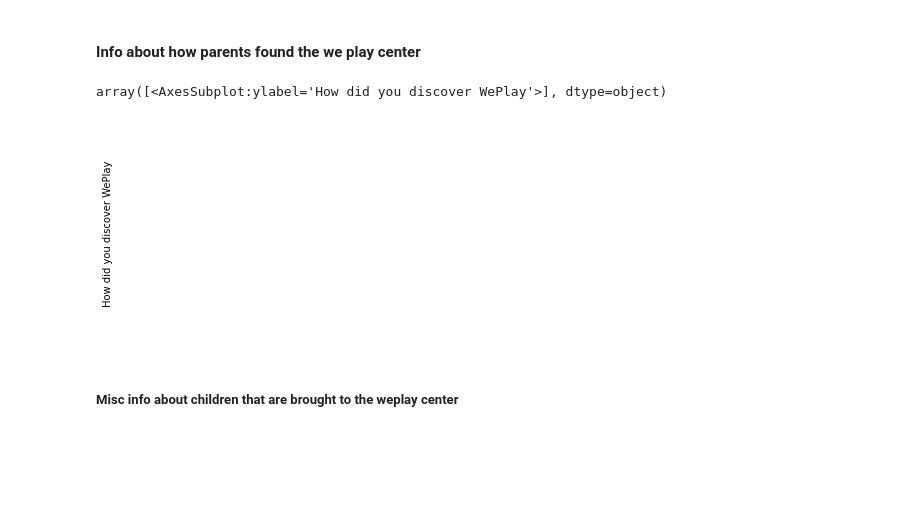
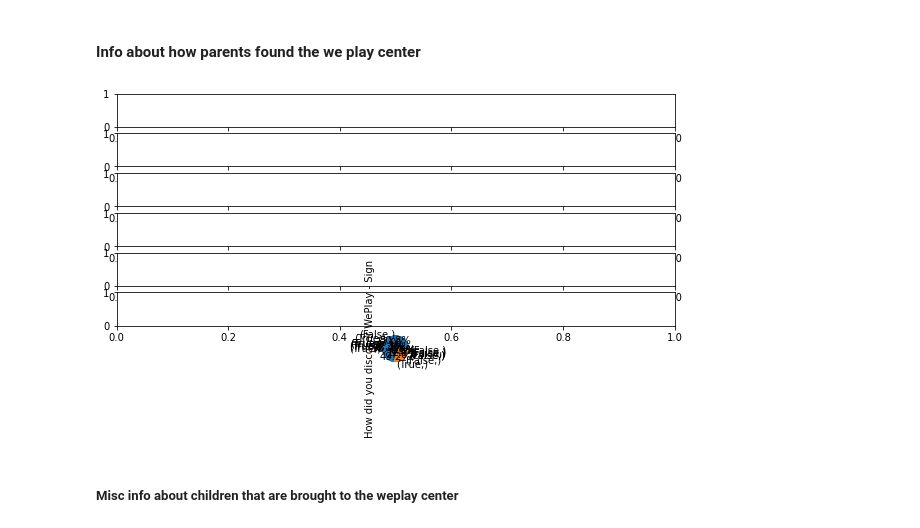
Before and after one commit to renarepenning/weplaynoladata, a Jupyter notebook: MilestoneTwo.ipynb, the cells around one changed output. Saved outputs shown, nothing was run; the diff lists cells and outputs as text; code cells hidden in the pictures; blank space fills up the shorter version.

```diff
--- a/MilestoneTwo.ipynb
+++ b/MilestoneTwo.ipynb
@@ -82,17 +72,22 @@ adult_FD["Avg_Income"].value_counts().plot.pie(y="Avg_Income", ylabel="Average y
 # %% [markdown]
 #### Info about how parents found the we play center
 # %%
+import matplotlib.pyplot as plt
 ## DF with info on how they found WPC
 cols = ["Sign/Poster/flyer", "Friend", "Website", "Social Media", "Other org", "Lafitte Fauborg Housing Office", "Other"]
 
 how_found_WPC = familySurveyDf.iloc[1:, 10:17]
 how_found_WPC.columns = [cols]
 
-how_found_WPC.value_counts().plot.pie(y=cols,ylabel="How did you discover WePlay", subplots=True, autopct='%1.1f%%')
-## USE .ISNA TO COUNT WHAT AREN'T NANS
+#how_found_WPC.isna().value_counts().plot.pie(y=cols,ylabel="How did you discover WePlay", subplots=True, autopct='%1.1f%%')
+
+fig, axes = plt.subplots(nrows=7,ncols=1, figsize=(10,5))
+
+for i, c in enumerate(cols):
+    p = how_found_WPC[c].isna().value_counts().plot.pie(y=cols,ylabel="How did you discover WePlay - Sign", subplots=False, autopct='%1.1f%%')
+    p.plot(ax=axes[i])
 # %% [output]
-array([<AxesSubplot:ylabel='How did you discover WePlay'>], dtype=object)
-[figure, old version]
+[figure, new version]
 # %% [markdown]
 ##### Misc info about children that are brought to the weplay center
 # %%
```
Also changed, not shown: parts of 16 cells of this notebook.
